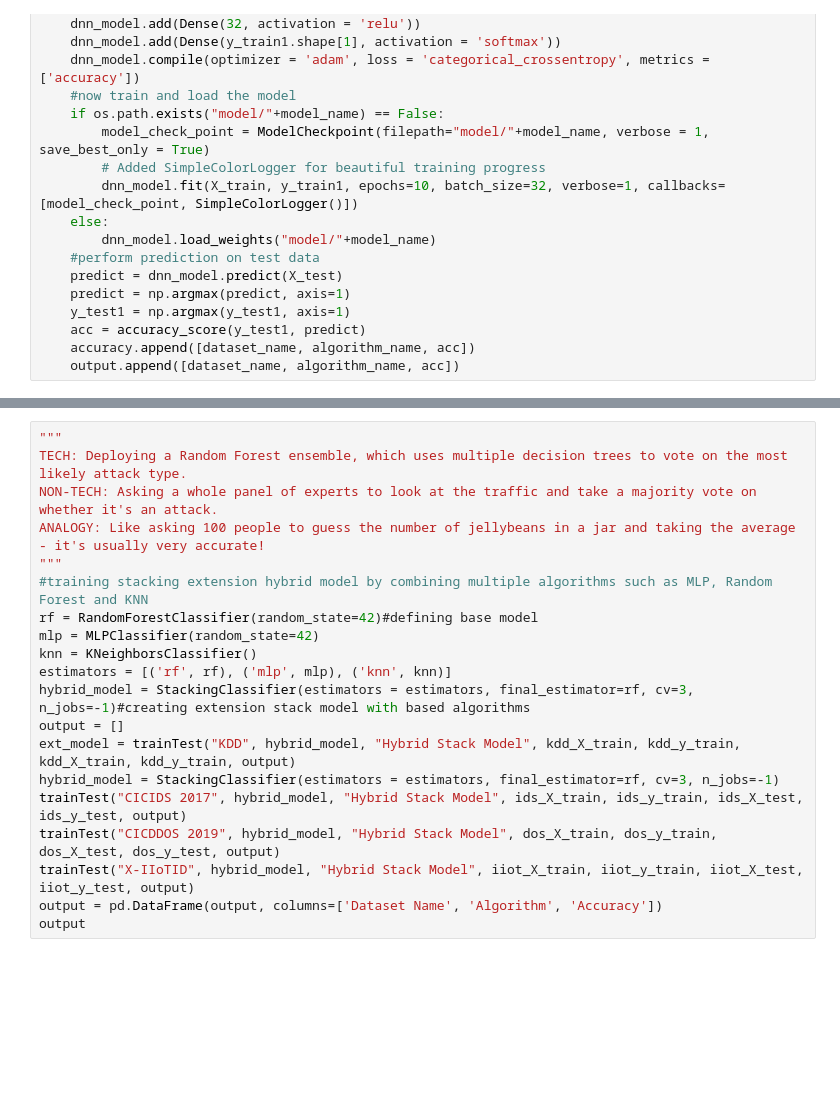
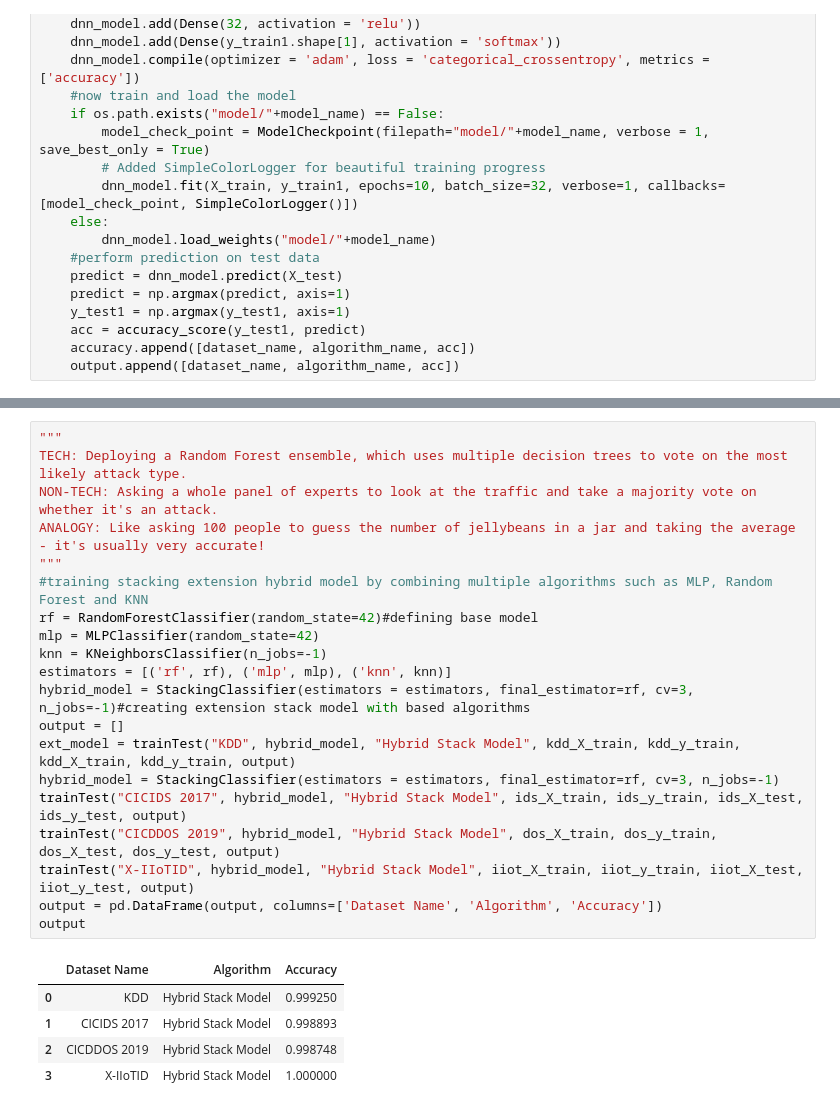
Before and after one commit to Ksreyan0725/CyberAttackPrediction---College_Project, a Jupyter notebook: CyberAttackPrediction/ExtensionCyberAttack.ipynb, the cells around one changed output, grey strips where cells are left out. Cells and saved outputs as stored; diff of their text form; blank space fills up the shorter version.

```diff
--- a/CyberAttackPrediction/ExtensionCyberAttack.ipynb
+++ b/CyberAttackPrediction/ExtensionCyberAttack.ipynb
@@ -418,21 +547,27 @@ output
 # %%
 """
 TECH: Deploying a Random Forest ensemble, which uses multiple decision trees to vote on the most likely attack type.
 NON-TECH: Asking a whole panel of experts to look at the traffic and take a majority vote on whether it's an attack.
 ANALOGY: Like asking 100 people to guess the number of jellybeans in a jar and taking the average - it's usually very accurate!
 """
 #training stacking extension hybrid model by combining multiple algorithms such as MLP, Random Forest and KNN
 rf = RandomForestClassifier(random_state=42)#defining base model
 mlp = MLPClassifier(random_state=42)
-knn = KNeighborsClassifier()
+knn = KNeighborsClassifier(n_jobs=-1)
 estimators = [('rf', rf), ('mlp', mlp), ('knn', knn)]
 hybrid_model = StackingClassifier(estimators = estimators, final_estimator=rf, cv=3, n_jobs=-1)#creating extension stack model with based algorithms
 output = []
 ext_model = trainTest("KDD", hybrid_model, "Hybrid Stack Model", kdd_X_train, kdd_y_train, kdd_X_train, kdd_y_train, output)
 hybrid_model = StackingClassifier(estimators = estimators, final_estimator=rf, cv=3, n_jobs=-1)
 trainTest("CICIDS 2017", hybrid_model, "Hybrid Stack Model", ids_X_train, ids_y_train, ids_X_test, ids_y_test, output)
 trainTest("CICDDOS 2019", hybrid_model, "Hybrid Stack Model", dos_X_train, dos_y_train, dos_X_test, dos_y_test, output)
 trainTest("X-IIoTID", hybrid_model, "Hybrid Stack Model", iiot_X_train, iiot_y_train, iiot_X_test, iiot_y_test, output)
 output = pd.DataFrame(output, columns=['Dataset Name', 'Algorithm', 'Accuracy'])
 output
+# %% [output]
+|  | Dataset Name | Algorithm | Accuracy |
+| 0 | KDD | Hybrid Stack Model | 0.999250 |
+| 1 | CICIDS 2017 | Hybrid Stack Model | 0.998893 |
+| 2 | CICDDOS 2019 | Hybrid Stack Model | 0.998748 |
+| 3 | X-IIoTID | Hybrid Stack Model | 1.000000 |
 # %%
```
Also changed, not shown: parts of 20 cells of this notebook, 1 other file.
